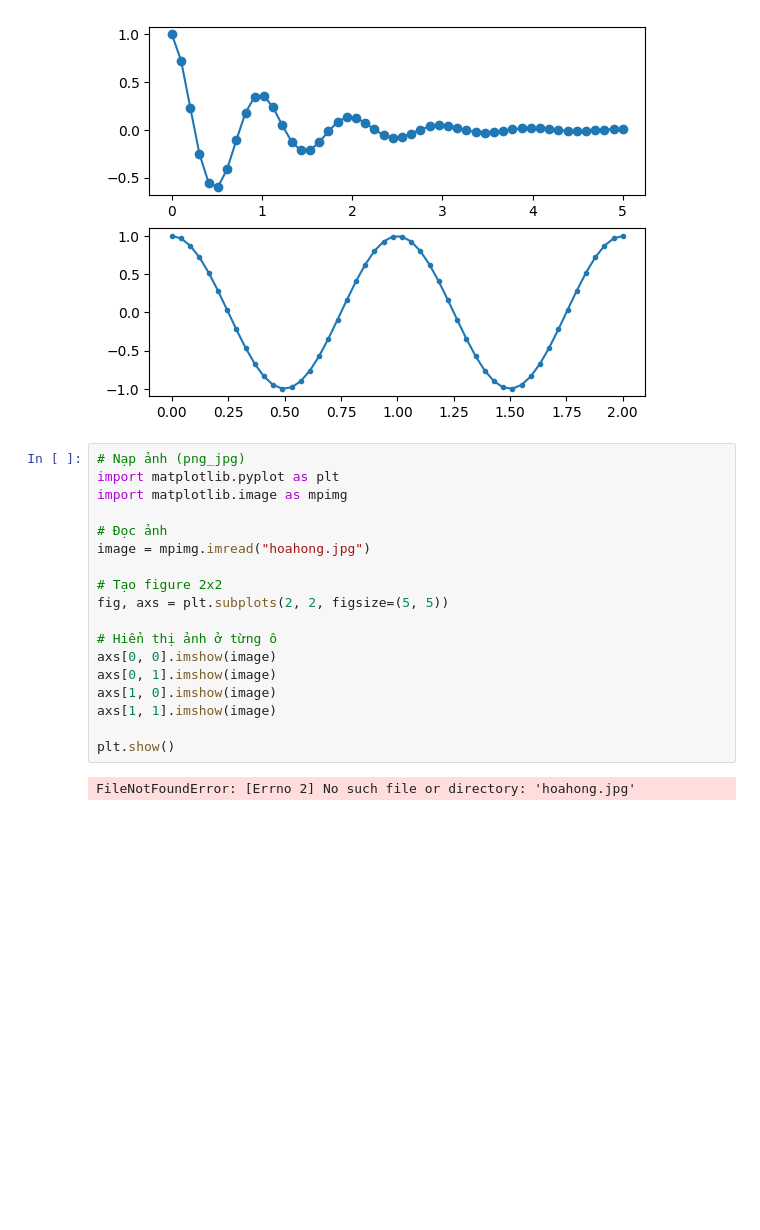
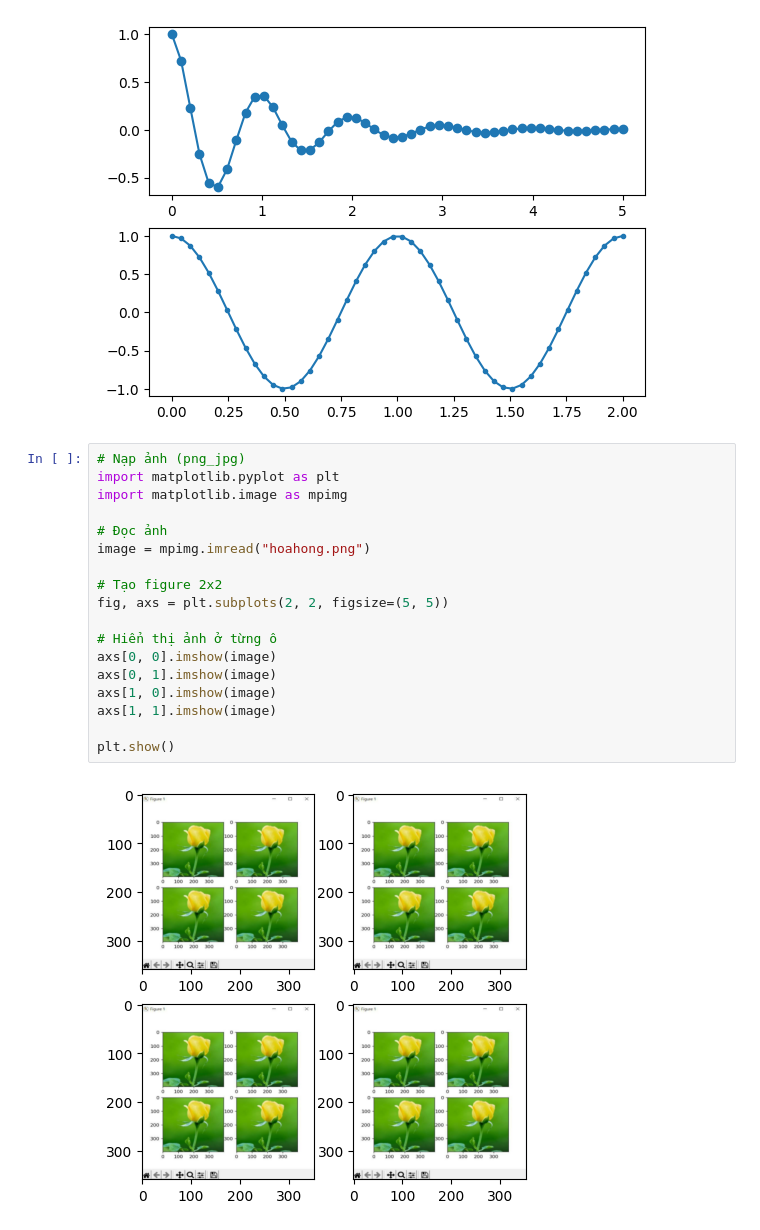
Before and after one commit to nganvtt74/sgu25_data_analytics, a Jupyter notebook: exercises/lab2/slide_Python-Numpy-Matplotlib-Pandas_code.ipynb, the cells around one changed output. Cells and saved outputs as stored; diff of their text form; blank space fills up the shorter version.

```diff
--- a/exercises/lab2/slide_Python-Numpy-Matplotlib-Pandas_code.ipynb
+++ b/exercises/lab2/slide_Python-Numpy-Matplotlib-Pandas_code.ipynb
@@ -1470,20 +1470,20 @@ plt.show()
 # %%
 # Nạp ảnh (png_jpg)
 import matplotlib.pyplot as plt
 import matplotlib.image as mpimg
 
 # Đọc ảnh
-image = mpimg.imread("hoahong.jpg")
+image = mpimg.imread("hoahong.png")
 
 # Tạo figure 2x2
 fig, axs = plt.subplots(2, 2, figsize=(5, 5))
 
 # Hiển thị ảnh ở từng ô
 axs[0, 0].imshow(image)
 axs[0, 1].imshow(image)
 axs[1, 0].imshow(image)
 axs[1, 1].imshow(image)
 
 plt.show()
 # %% [output]
-FileNotFoundError: [Errno 2] No such file or directory: 'hoahong.jpg'
+[figure, added]
```
Also changed, not shown: parts of 1 cell of this notebook.
